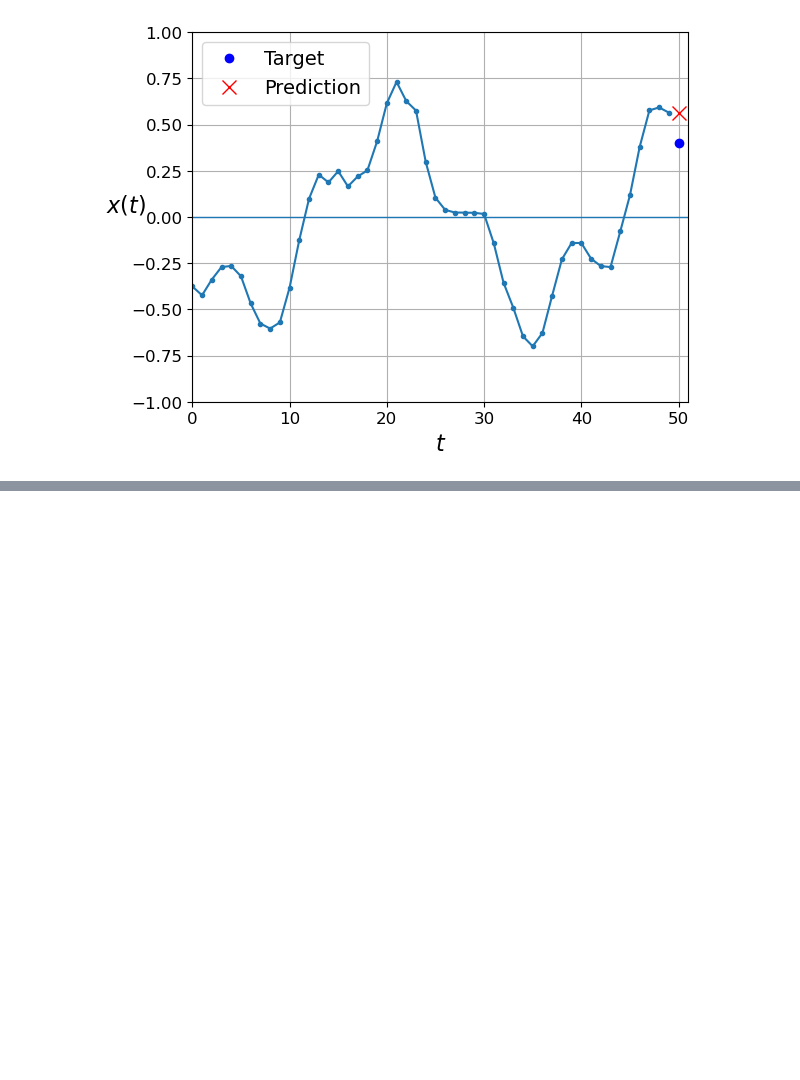
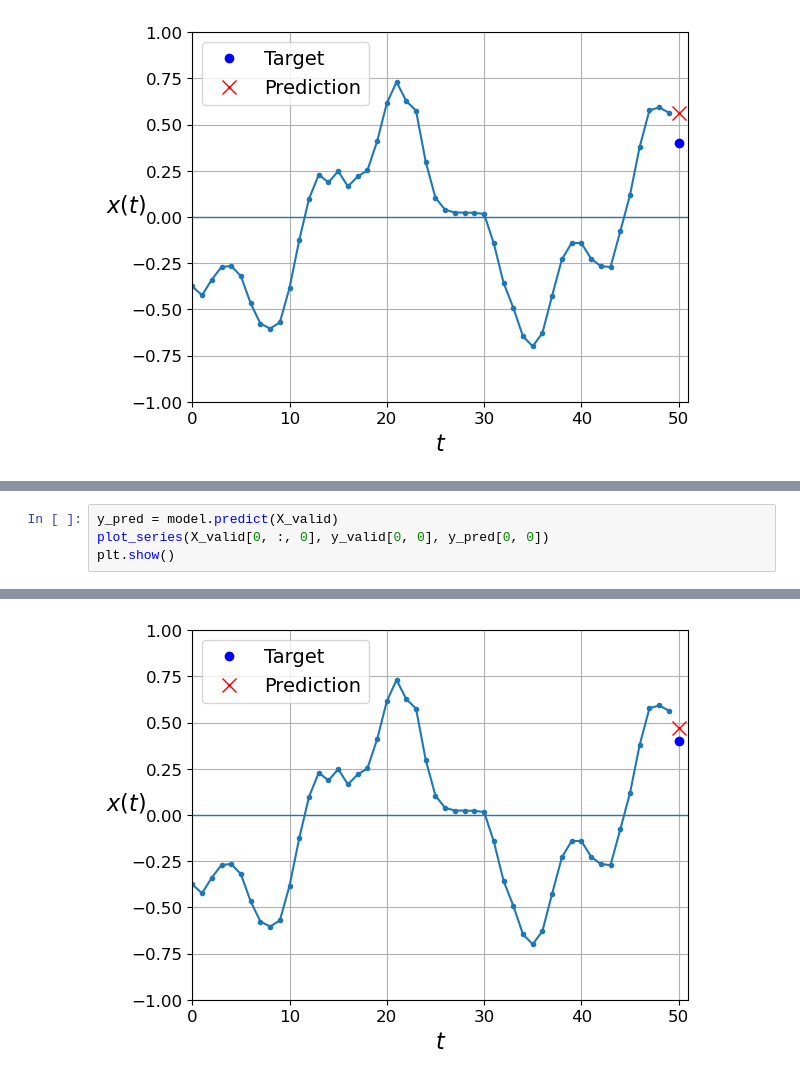
Before and after one commit to joakor89/Hands-on-Machine-Learning, a Jupyter notebook: Chapter 15 - processing_sequences_using_rnns_and_cnns.ipynb, the cells around one changed output, grey strips where cells are left out. Drawn from its saved outputs; the diff is of its cells as text; blank space fills up the shorter version.

```diff
--- a/Chapter 15 - processing_sequences_using_rnns_and_cnns.ipynb
+++ b/Chapter 15 - processing_sequences_using_rnns_and_cnns.ipynb
@@ -168,0 +261,5 @@ plt.show()
+# %%
+y_pred = model.predict(X_valid)
+plot_series(X_valid[0, :, 0], y_valid[0, 0], y_pred[0, 0])
+plt.show()
+# %% [output]
@@ -168,0 +267 @@ plt.show()
+[figure, added]
```
Also changed, not shown: parts of 37 cells of this notebook.
